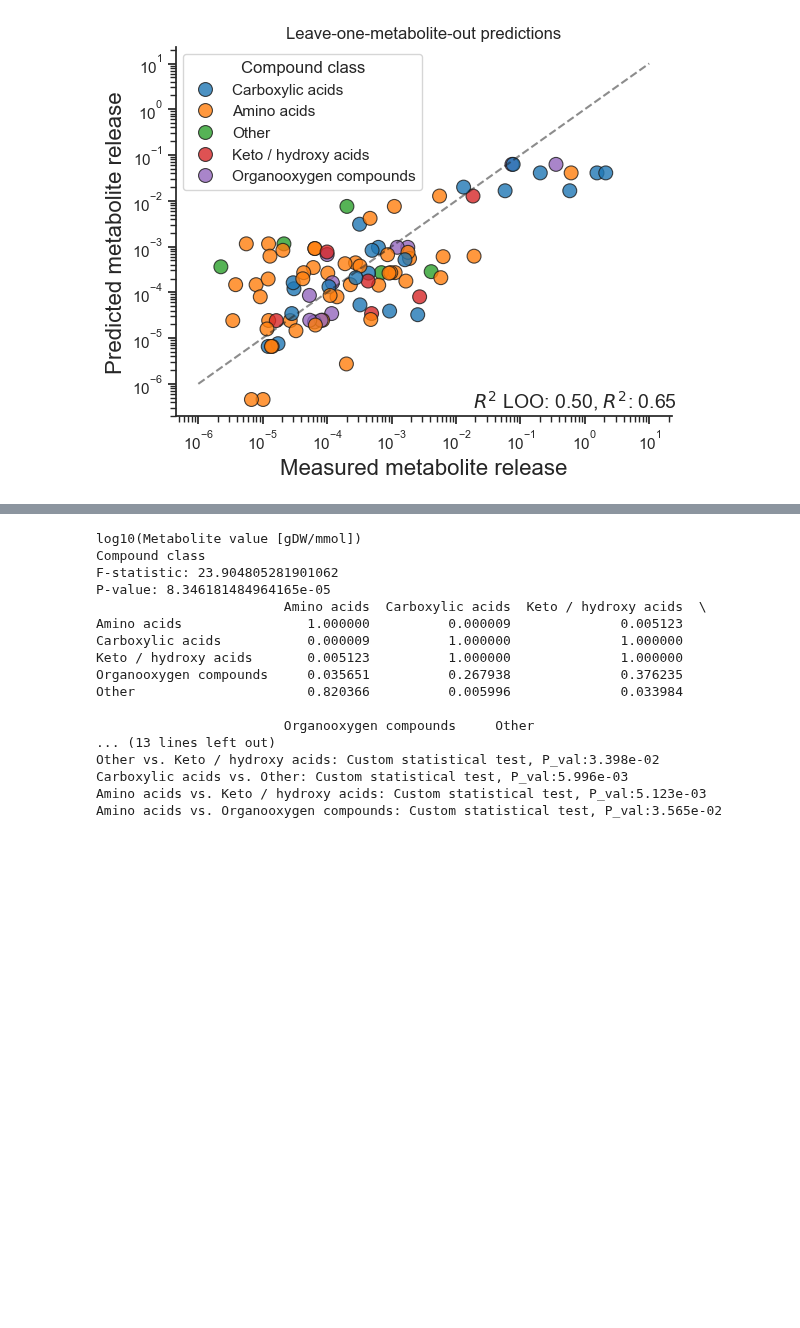
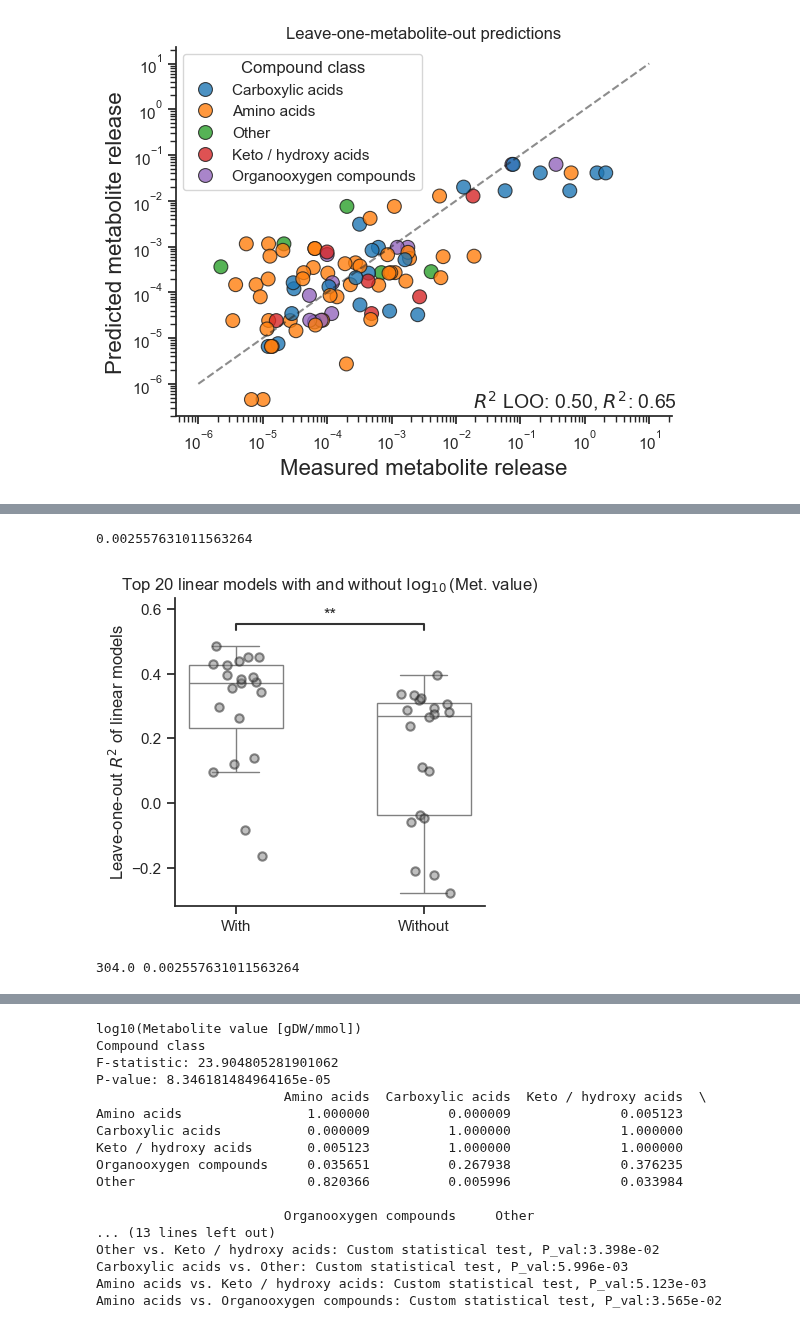
Before and after one commit to sulheim/metabolite-release, a Jupyter notebook: notebooks/1_release_rates/4_div/4D_make_figure_2.ipynb, the cells around one changed output, grey strips where cells are left out. Saved outputs shown, nothing was run; the diff lists cells and outputs as text; code cells hidden in the pictures; blank space fills up the shorter version.

Commit message:
Redo plots

```diff
--- a/notebooks/1_release_rates/4_div/4D_make_figure_2.ipynb
+++ b/notebooks/1_release_rates/4_div/4D_make_figure_2.ipynb
@@ -606,0 +609,19 @@ plt.savefig(figure_folder / "LOO_ecoli_metabolite_not_met_value.png", bbox_inche
+# %%
+top_n = 20
+top_n_models = adjusted_r2_df.loc[adjusted_r2_df['Contains B']].head(top_n)['Combination'].apply(lambda x: ' + '.join(x))
+top_n_models_no_B = adjusted_r2_df.loc[~adjusted_r2_df['Contains B']].head(top_n)['Combination'].apply(lambda x: ' + '.join(x))
+# %%
+# Create DataFrames with a column indicating the group
+df_with_b = pd.DataFrame({
+    'Model': top_n_models.values,
+    'Type': 'With B'
+})
+df_without_b = pd.DataFrame({
+    'Model': top_n_models_no_B.values,
+    'Type': 'Without B'
+})
+
+# Concatenate into long-form
+top_models_long = pd.concat([df_with_b, df_without_b], ignore_index=False)
+top_models_long.reset_index(inplace=True)
+print(top_models_long)
@@ -606,0 +686,34 @@ plt.savefig(figure_folder / "LOO_ecoli_metabolite_not_met_value.png", bbox_inche
+# %%
+fig, ax = plt.subplots(figsize=(4, 4))
+
+l = sns.boxplot(data=lin_model_df, y='R2', x='With B', width=0.5, fliersize=0, showfliers=False,
+            linewidth= 1, color = 'w', linecolor='grey')
+sns.stripplot(data=lin_model_df, y='R2', x='With B', size=6, alpha=0.5, jitter=0.15, ax=l,
+              edgecolor='k', linewidth=1.5, color = 'grey')
+
+
+x1 = lin_model_df.loc[lin_model_df['With B'] == 'With B', 'R2']
+x2 = lin_model_df.loc[lin_model_df['With B'] == 'Without B', 'R2']
+stat, p_value = st.mannwhitneyu(x1, x2, alternative='greater')
+
+# Add statannotations
+pairs = [("With B", "Without B")]
+annotator = Annotator(ax, pairs, data=lin_model_df, x="With B", y="R2")
+annotator.configure(text_format='star', loc='inside', verbose=0)
+annotator.set_pvalues_and_annotate(pvalues=[p_value])
+print(p_value)
+sns.despine()
+ax.set_ylabel(r"Leave-one-out $R^2$ of linear models")
+ax.set_xlabel("")
+ax.set_title("Top 20 linear models with and without $\log_{10}$(Met. value)")
+ax.set_xticklabels(['With', 'Without'])
+plt.savefig(figure_folder / "LOO_linear_models_with_without_met_value.pdf", bbox_inches='tight')
+plt.savefig(figure_folder / "LOO_linear_models_with_without_met_value.png", bbox_inches='tight', dpi=300)
+# %% [output]
+0.002557631011563264
+[figure, added]
+# %%
+
+print(stat, p_value)
+# %% [output]
+304.0 0.002557631011563264
```
Also changed, not shown: parts of 5 cells of this notebook, 8 other files.
